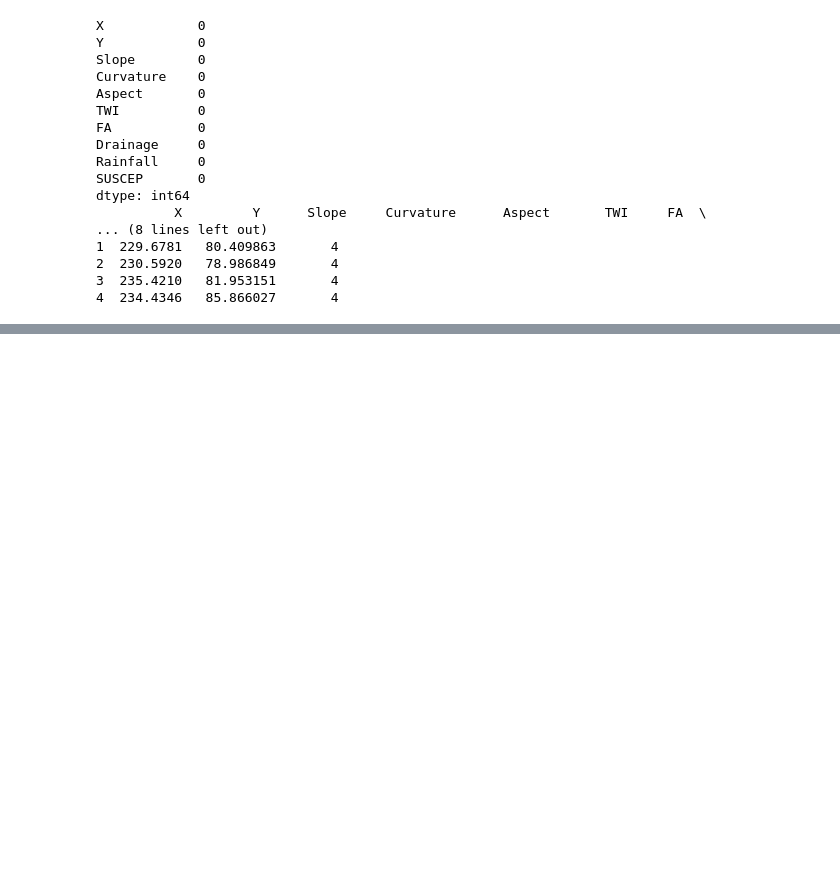
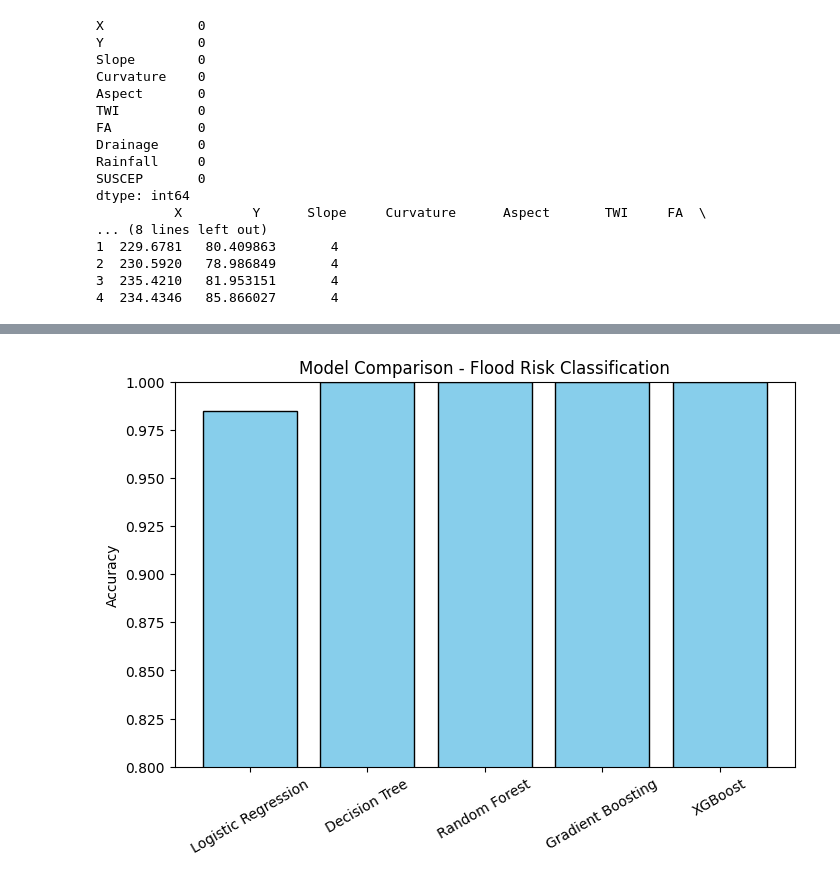
Before and after one commit to DS123-ally/Flood_Classification, a Jupyter notebook: Flood_Risk_Classification.ipynb, the cells around one changed output, grey strips where cells are left out. Drawn from its saved outputs; the diff is of its cells as text; code cells hidden in the pictures; blank space fills up the shorter version.

```diff
--- a/Flood_Risk_Classification.ipynb
+++ b/Flood_Risk_Classification.ipynb
@@ -130,0 +297,81 @@ dtype: int64
+# %%
+import matplotlib.pyplot as plt
+import seaborn as sns
+from sklearn.metrics import confusion_matrix
+
+# --- Step 1: Train & Compare Accuracies (same as before) ---
+results = {}
+
+# Logistic Regression
+log_reg = LogisticRegression(max_iter=1000, multi_class="multinomial", random_state=42)
+log_reg.fit(X_train_scaled, y_train)
+results["Logistic Regression"] = accuracy_score(y_test, log_reg.predict(X_test_scaled))
+
+# Decision Tree
+dt = DecisionTreeClassifier(random_state=42)
+dt.fit(X_train, y_train)
+results["Decision Tree"] = accuracy_score(y_test, dt.predict(X_test))
+
+# Random Forest
+rf = RandomForestClassifier(n_estimators=100, random_state=42)
+rf.fit(X_train, y_train)
+results["Random Forest"] = accuracy_score(y_test, rf.predict(X_test))
+
+# Gradient Boosting
+gb = GradientBoostingClassifier(random_state=42)
+gb.fit(X_train, y_train)
+results["Gradient Boosting"] = accuracy_score(y_test, gb.predict(X_test))
+
+# XGBoost
+xgb = XGBClassifier(use_label_encoder=False, eval_metric="mlogloss", random_state=42)
+xgb.fit(X_train, y_train)
+results["XGBoost"] = accuracy_score(y_test, xgb.predict(X_test))
+
+# --- Step 2: Accuracy Bar Chart ---
+plt.figure(figsize=(8,5))
+plt.bar(results.keys(), results.values(), color="skyblue", edgecolor="black")
+plt.ylabel("Accuracy")
+plt.title("Model Comparison - Flood Risk Classification")
+plt.xticks(rotation=30)
+plt.ylim(0.8, 1.0)
+plt.show()
+
+# --- Step 3: Pick Best Model ---
+best_model_name = max(results, key=results.get)
+print(f"🏆 Best Model: {best_model_name} with Accuracy = {results[best_model_name]:.4f}")
+
+if best_model_name == "Logistic Regression":
+    best_model = log_reg
+    y_pred_best = best_model.predict(X_test_scaled)
+else:
+    best_model = {"Decision Tree": dt, "Random Forest": rf, "Gradient Boosting": gb, "XGBoost": xgb}[best_model_name]
+    y_pred_best = best_model.predict(X_test)
+
+# --- Step 4: Confusion Matrix ---
+cm = confusion_matrix(y_test, y_pred_best)
+plt.figure(figsize=(6,5))
+sns.heatmap(cm, annot=True, fmt="d", cmap="Blues",
+            xticklabels=label_encoder.classes_,
+            yticklabels=label_encoder.classes_)
+plt.xlabel("Predicted")
+plt.ylabel("Actual")
+plt.title(f"Confusion Matrix - {best_model_name}")
+plt.show()
+
+# --- Step 5: Feature Importance (only for tree-based models) ---
+if best_model_name in ["Decision Tree", "Random Forest", "Gradient Boosting", "XGBoost"]:
+    importances = best_model.feature_importances_
+    feature_names = X.columns
+
+    # Sort features by importance
+    indices = np.argsort(importances)[::-1]
+
+    plt.figure(figsize=(8,6))
+    sns.barplot(x=importances[indices], y=feature_names[indices], palette="viridis")
+    plt.title(f"Feature Importance - {best_model_name}")
+    plt.xlabel("Importance Score")
+    plt.ylabel("Features")
+    plt.show()
+else:
+    print("⚠ Logistic Regression does not support feature_importances_.")
+# %% [output]
@@ -130,0 +381 @@ dtype: int64
+[figure, added]
```
Also changed, not shown: parts of 11 cells of this notebook.
